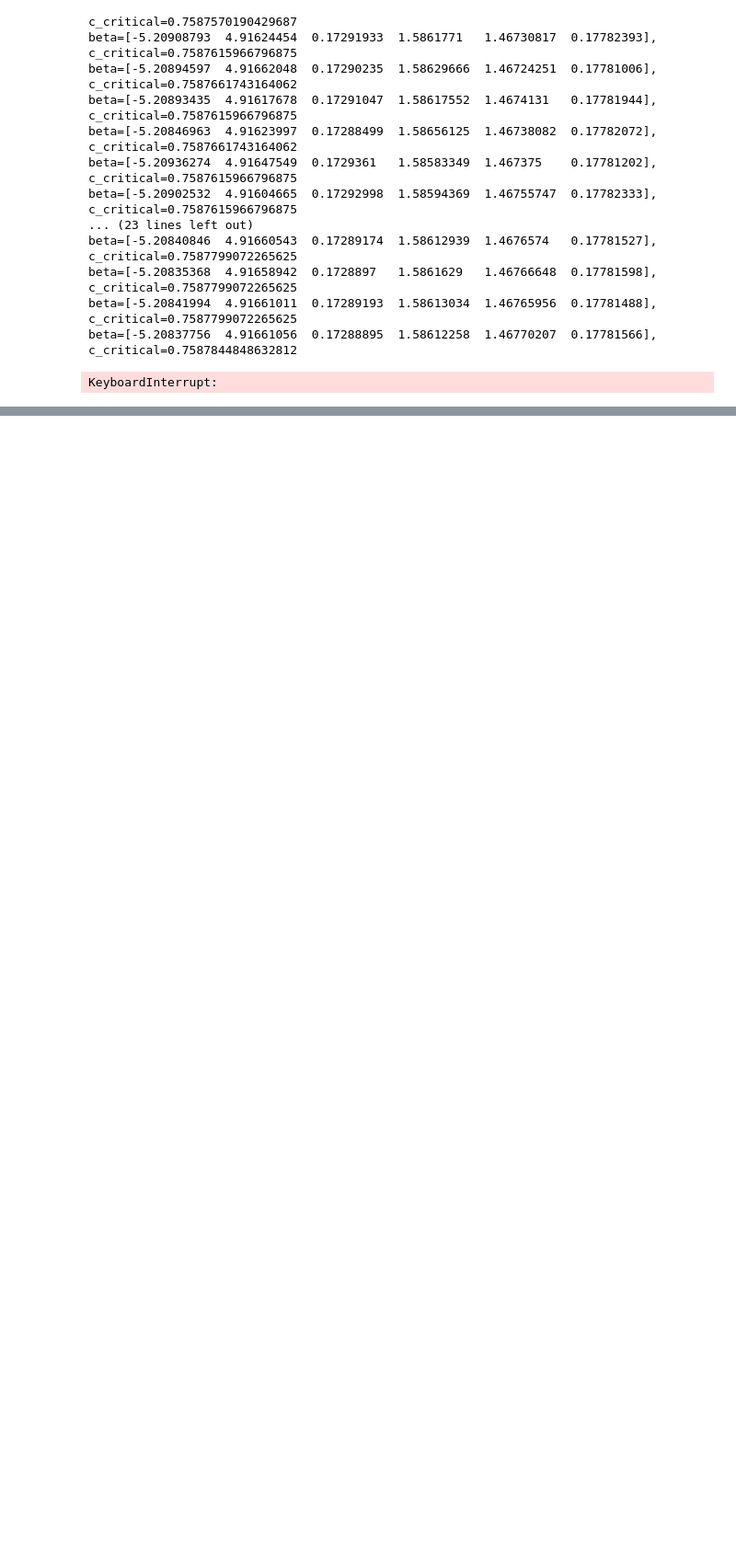
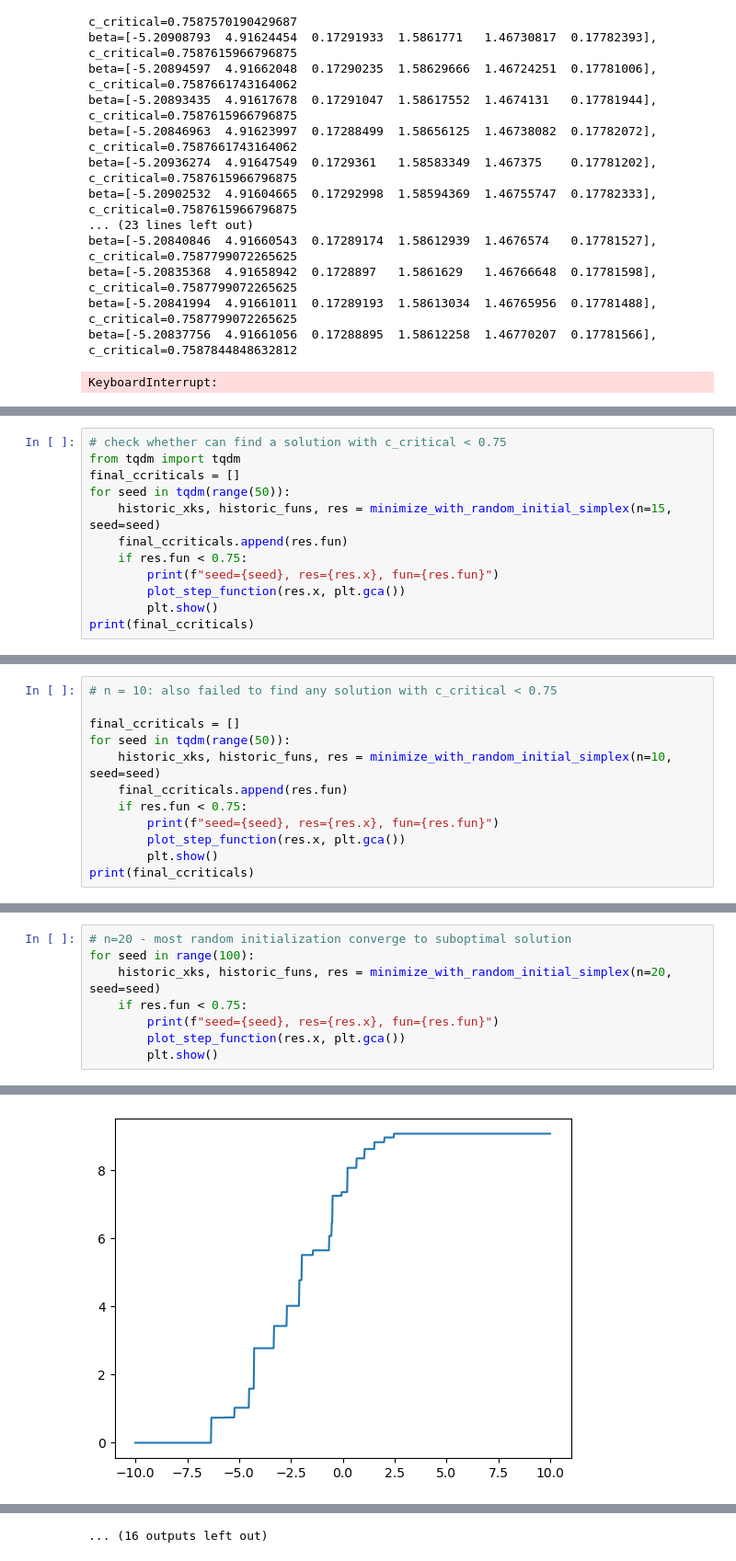
Before and after one commit to yuxinma98/NonlinearLaplacian, a Jupyter notebook: ipynb/Computation of c and outlier eigenvalue.ipynb, the cells around one changed output, grey strips where cells are left out. Shown at 92% size. Saved outputs shown, nothing was run; the diff lists cells and outputs as text; blank space fills up the shorter version.

```diff
--- a/ipynb/Computation of c and outlier eigenvalue.ipynb
+++ b/ipynb/Computation of c and outlier eigenvalue.ipynb
@@ -783,0 +781,12 @@ plot_step_function(res.x, ax[1])
+# %%
+# check whether can find a solution with c_critical < 0.75
+from tqdm import tqdm
+final_ccriticals = []
+for seed in tqdm(range(50)):
+    historic_xks, historic_funs, res = minimize_with_random_initial_simplex(n=15, seed=seed)
+    final_ccriticals.append(res.fun)
+    if res.fun < 0.75:
+        print(f"seed={seed}, res={res.x}, fun={res.fun}")
+        plot_step_function(res.x, plt.gca())
+        plt.show()
+print(final_ccriticals)
@@ -783,0 +795,12 @@ plot_step_function(res.x, ax[1])
+# %%
+# n = 10: also failed to find any solution with c_critical < 0.75
+
+final_ccriticals = []
+for seed in tqdm(range(50)):
+    historic_xks, historic_funs, res = minimize_with_random_initial_simplex(n=10, seed=seed)
+    final_ccriticals.append(res.fun)
+    if res.fun < 0.75:
+        print(f"seed={seed}, res={res.x}, fun={res.fun}")
+        plot_step_function(res.x, plt.gca())
+        plt.show()
+print(final_ccriticals)
@@ -783,0 +809,9 @@ plot_step_function(res.x, ax[1])
+# %%
+# n=20 - most random initialization converge to suboptimal solution
+for seed in range(100):
+    historic_xks, historic_funs, res = minimize_with_random_initial_simplex(n=20, seed=seed)
+    if res.fun < 0.75:
+        print(f"seed={seed}, res={res.x}, fun={res.fun}")
+        plot_step_function(res.x, plt.gca())
+        plt.show()
+# %% [output]
@@ -783,0 +825 @@ plot_step_function(res.x, ax[1])
+[figure, added]
@@ -783,0 +870 @@ plot_step_function(res.x, ax[1])
+... (16 outputs left out)
```
Also changed, not shown: parts of 47 cells of this notebook.
